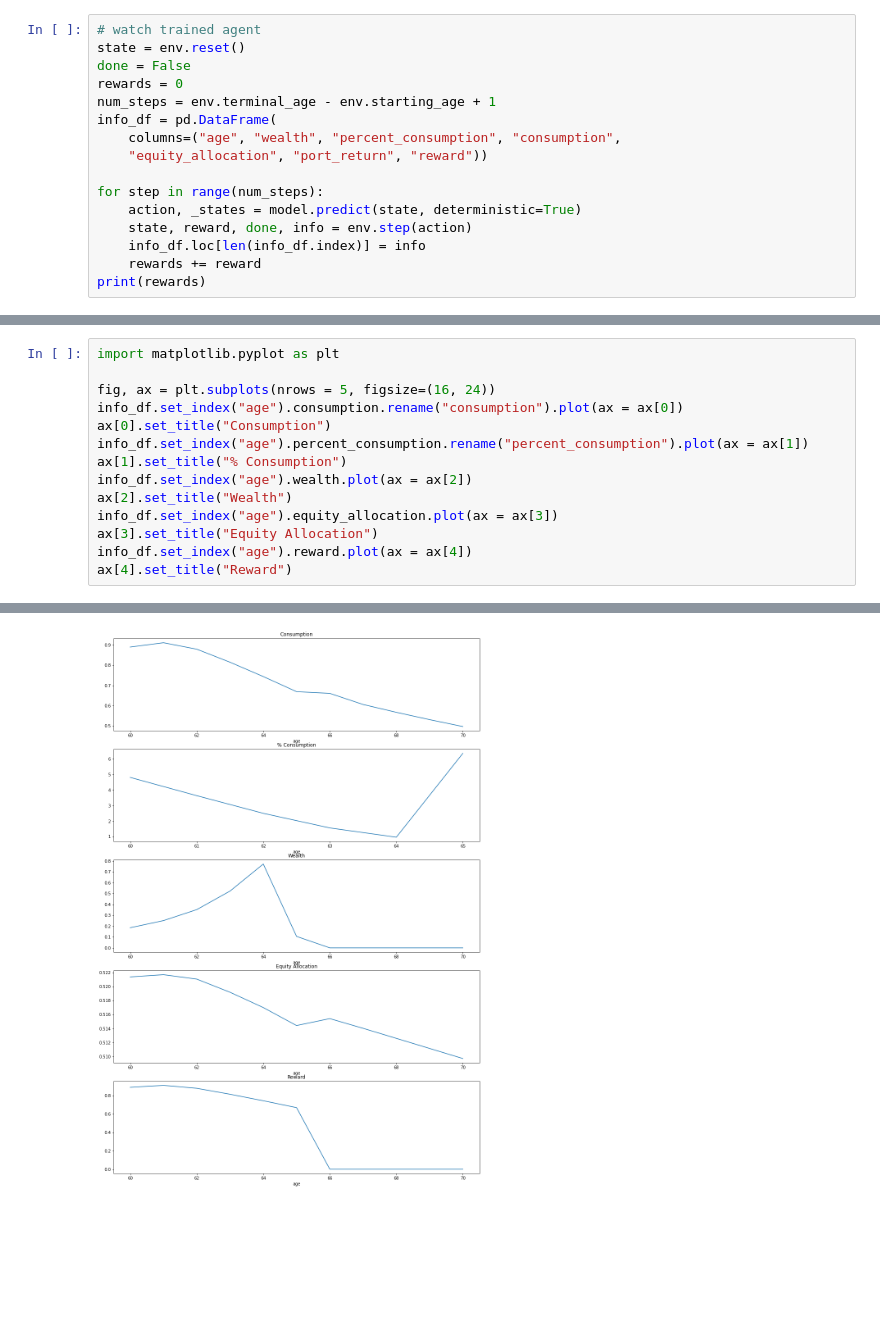
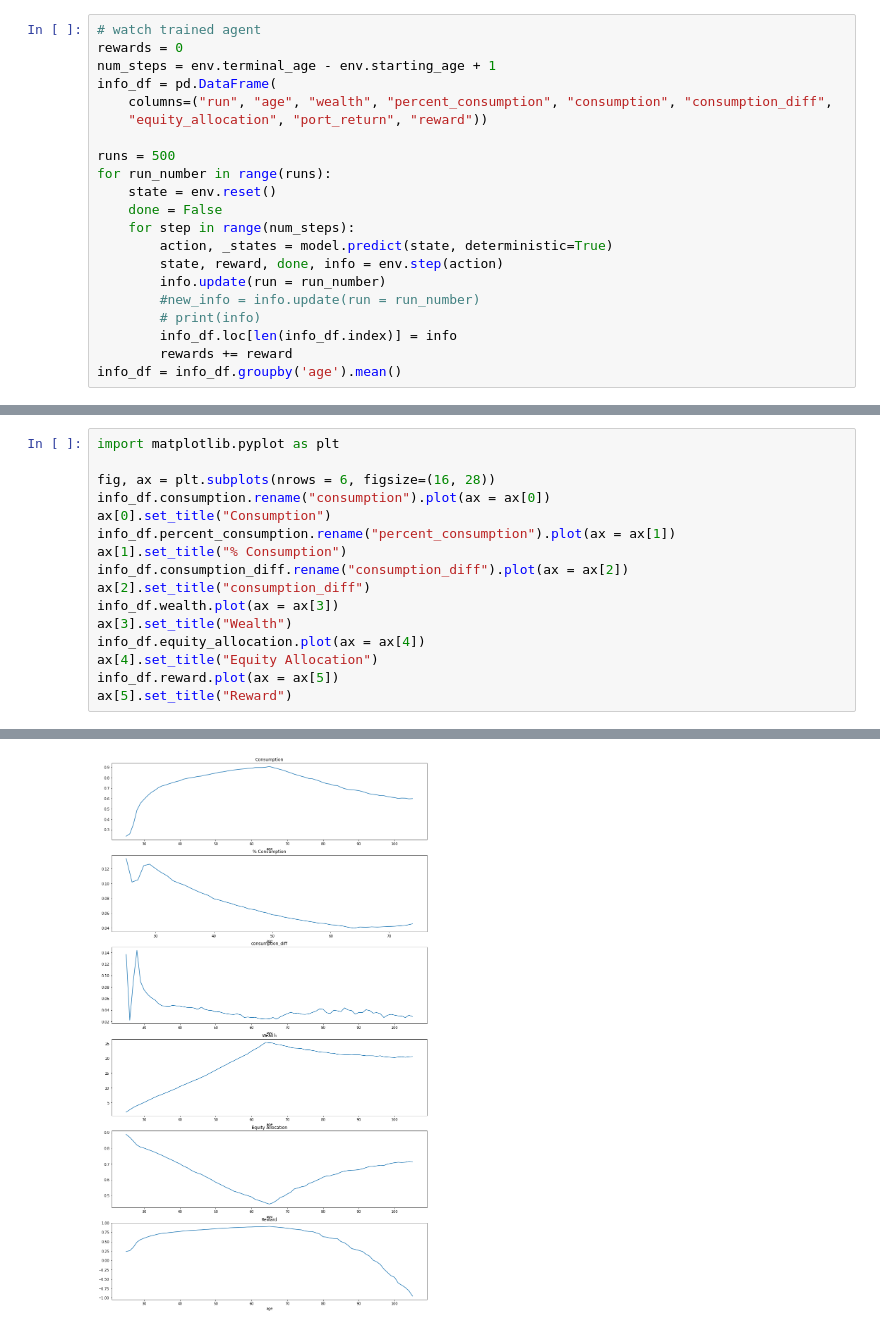
Before and after one commit to larloch10938/ucl_final_project, a Jupyter notebook: reinforcement/ppo_stable.ipynb, the cells around one changed output, grey strips where cells are left out. Drawn from its saved outputs; the diff is of its cells as text; blank space fills up the shorter version.

```diff
--- a/reinforcement/ppo_stable.ipynb
+++ b/reinforcement/ppo_stable.ipynb
@@ -47,16 +51,21 @@ Episode length: 8.00 +/- 0.00
 # %%
 # watch trained agent
-state = env.reset()
-done = False
 rewards = 0
 num_steps = env.terminal_age - env.starting_age + 1
 info_df = pd.DataFrame(
-    columns=("age", "wealth", "percent_consumption", "consumption",
+    columns=("run", "age", "wealth", "percent_consumption", "consumption", "consumption_diff",
     "equity_allocation", "port_return", "reward"))
 
-for step in range(num_steps):
-    action, _states = model.predict(state, deterministic=True)
-    state, reward, done, info = env.step(action)
-    info_df.loc[len(info_df.index)] = info
-    rewards += reward
-print(rewards)
+runs = 500
+for run_number in range(runs):
+    state = env.reset()
+    done = False
+    for step in range(num_steps):
+        action, _states = model.predict(state, deterministic=True)
+        state, reward, done, info = env.step(action)
+        info.update(run = run_number)
+        #new_info = info.update(run = run_number)
+        # print(info)
+        info_df.loc[len(info_df.index)] = info
+        rewards += reward
+info_df = info_df.groupby('age').mean()
@@ -65,17 +72,19 @@ print(rewards)
 # %%
 import matplotlib.pyplot as plt
 
-fig, ax = plt.subplots(nrows = 5, figsize=(16, 24))
-info_df.set_index("age").consumption.rename("consumption").plot(ax = ax[0])
+fig, ax = plt.subplots(nrows = 6, figsize=(16, 28))
+info_df.consumption.rename("consumption").plot(ax = ax[0])
 ax[0].set_title("Consumption")
-info_df.set_index("age").percent_consumption.rename("percent_consumption").plot(ax = ax[1])
+info_df.percent_consumption.rename("percent_consumption").plot(ax = ax[1])
 ax[1].set_title("% Consumption")
-info_df.set_index("age").wealth.plot(ax = ax[2])
-ax[2].set_title("Wealth")
-info_df.set_index("age").equity_allocation.plot(ax = ax[3])
-ax[3].set_title("Equity Allocation")
-info_df.set_index("age").reward.plot(ax = ax[4])
-ax[4].set_title("Reward")
+info_df.consumption_diff.rename("consumption_diff").plot(ax = ax[2])
+ax[2].set_title("consumption_diff")
+info_df.wealth.plot(ax = ax[3])
+ax[3].set_title("Wealth")
+info_df.equity_allocation.plot(ax = ax[4])
+ax[4].set_title("Equity Allocation")
+info_df.reward.plot(ax = ax[5])
+ax[5].set_title("Reward")
 # %% [output]
 Text(0.5, 1.0, 'Reward')
-[figure, old version]
+[figure, new version]
```
Also changed, not shown: parts of 4 cells of this notebook, 1 other file.
